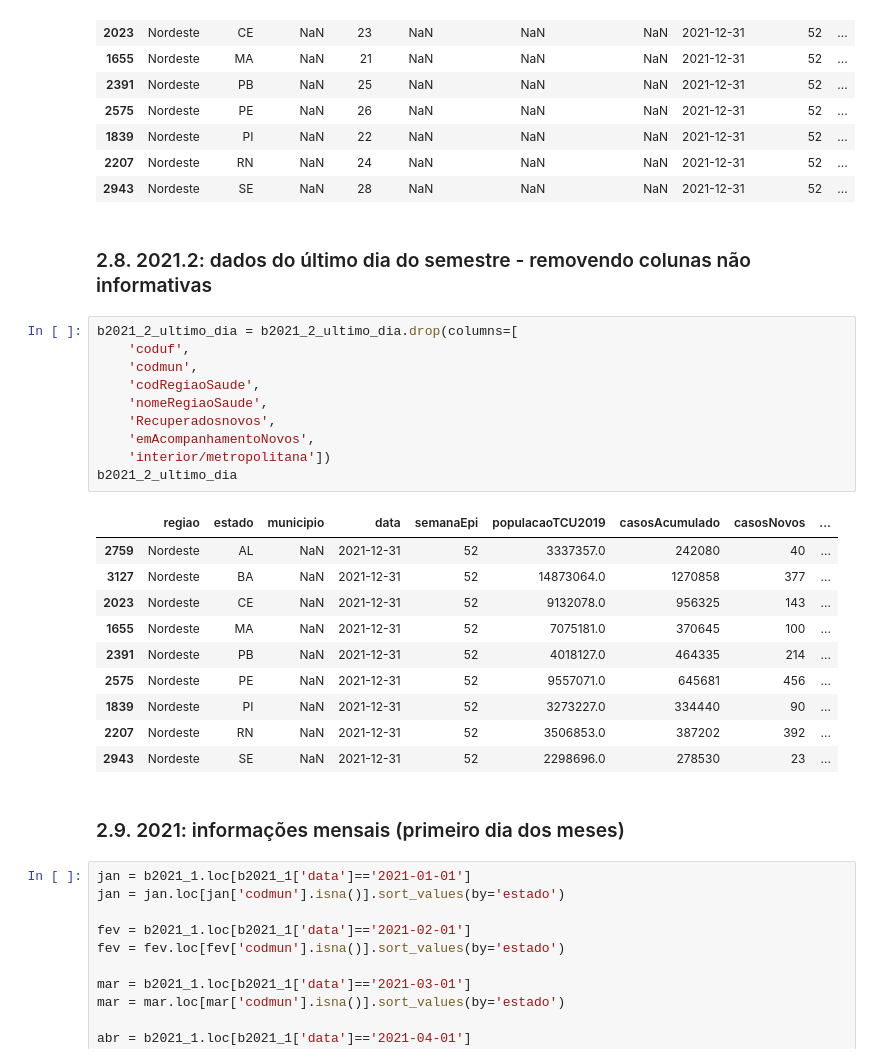
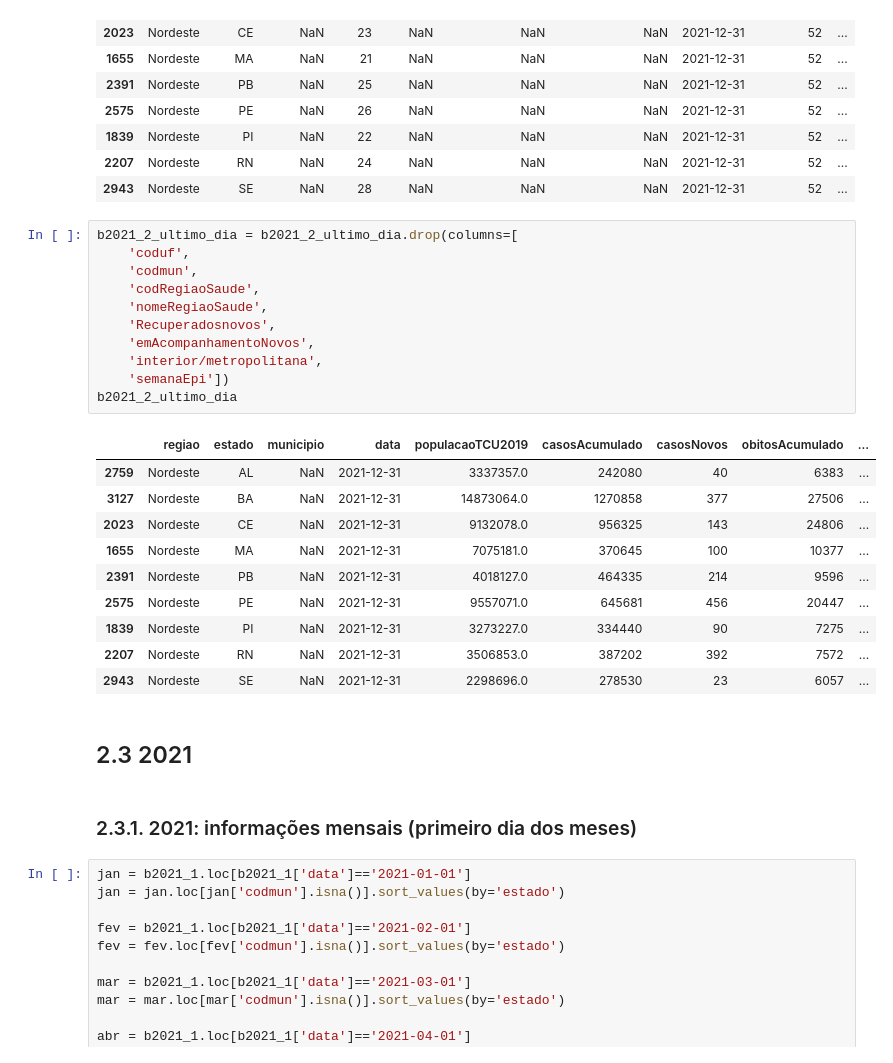
Before and after one commit to CarolLuz/analise_covid, a Jupyter notebook: analise_covid_2021.ipynb, the cells around one changed output. Cells and saved outputs as stored; diff of their text form.

```diff
--- a/analise_covid_2021.ipynb
+++ b/analise_covid_2021.ipynb
@@ -242,31 +244,32 @@ b2021_2_ultimo_dia
 | 1839 | Nordeste | PI | NaN | 22 | NaN | NaN | NaN | 2021-12-31 | 52 | ... |
 | 2207 | Nordeste | RN | NaN | 24 | NaN | NaN | NaN | 2021-12-31 | 52 | ... |
 | 2943 | Nordeste | SE | NaN | 28 | NaN | NaN | NaN | 2021-12-31 | 52 | ... |
-# %% [markdown]
-### 2.8. 2021.2: dados do último dia do semestre - removendo colunas não informativas
 # %%
 b2021_2_ultimo_dia = b2021_2_ultimo_dia.drop(columns=[
     'coduf',
     'codmun',
     'codRegiaoSaude',
     'nomeRegiaoSaude',
     'Recuperadosnovos',
     'emAcompanhamentoNovos',
-    'interior/metropolitana'])
+    'interior/metropolitana',
+    'semanaEpi'])
 b2021_2_ultimo_dia
 # %% [output]
-|  | regiao | estado | municipio | data | semanaEpi | populacaoTCU2019 | casosAcumulado | casosNovos | ... |
-| 2759 | Nordeste | AL | NaN | 2021-12-31 | 52 | 3337357.0 | 242080 | 40 | ... |
-| 3127 | Nordeste | BA | NaN | 2021-12-31 | 52 | 14873064.0 | 1270858 | 377 | ... |
-| 2023 | Nordeste | CE | NaN | 2021-12-31 | 52 | 9132078.0 | 956325 | 143 | ... |
-| 1655 | Nordeste | MA | NaN | 2021-12-31 | 52 | 7075181.0 | 370645 | 100 | ... |
-| 2391 | Nordeste | PB | NaN | 2021-12-31 | 52 | 4018127.0 | 464335 | 214 | ... |
-| 2575 | Nordeste | PE | NaN | 2021-12-31 | 52 | 9557071.0 | 645681 | 456 | ... |
-| 1839 | Nordeste | PI | NaN | 2021-12-31 | 52 | 3273227.0 | 334440 | 90 | ... |
-| 2207 | Nordeste | RN | NaN | 2021-12-31 | 52 | 3506853.0 | 387202 | 392 | ... |
-| 2943 | Nordeste | SE | NaN | 2021-12-31 | 52 | 2298696.0 | 278530 | 23 | ... |
+|  | regiao | estado | municipio | data | populacaoTCU2019 | casosAcumulado | casosNovos | obitosAcumulado | ... |
+| 2759 | Nordeste | AL | NaN | 2021-12-31 | 3337357.0 | 242080 | 40 | 6383 | ... |
+| 3127 | Nordeste | BA | NaN | 2021-12-31 | 14873064.0 | 1270858 | 377 | 27506 | ... |
+| 2023 | Nordeste | CE | NaN | 2021-12-31 | 9132078.0 | 956325 | 143 | 24806 | ... |
+| 1655 | Nordeste | MA | NaN | 2021-12-31 | 7075181.0 | 370645 | 100 | 10377 | ... |
+| 2391 | Nordeste | PB | NaN | 2021-12-31 | 4018127.0 | 464335 | 214 | 9596 | ... |
+| 2575 | Nordeste | PE | NaN | 2021-12-31 | 9557071.0 | 645681 | 456 | 20447 | ... |
+| 1839 | Nordeste | PI | NaN | 2021-12-31 | 3273227.0 | 334440 | 90 | 7275 | ... |
+| 2207 | Nordeste | RN | NaN | 2021-12-31 | 3506853.0 | 387202 | 392 | 7572 | ... |
+| 2943 | Nordeste | SE | NaN | 2021-12-31 | 2298696.0 | 278530 | 23 | 6057 | ... |
+# %% [markdown]
+## 2.3 2021
 # %% [markdown]
-### 2.9. 2021: informações mensais (primeiro dia dos meses)
+### 2.3.1. 2021: informações mensais (primeiro dia dos meses)
 # %%
 jan = b2021_1.loc[b2021_1['data']=='2021-01-01']
 jan = jan.loc[jan['codmun'].isna()].sort_values(by='estado')
```
Also changed, not shown: parts of 117 cells of this notebook, 3 other files.
